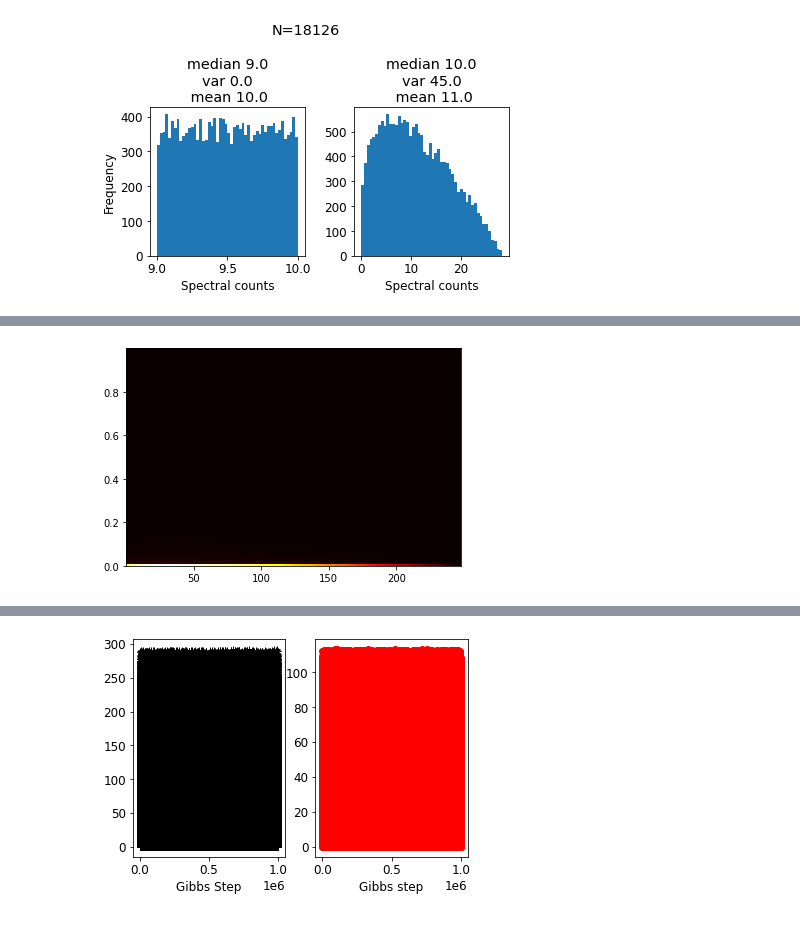
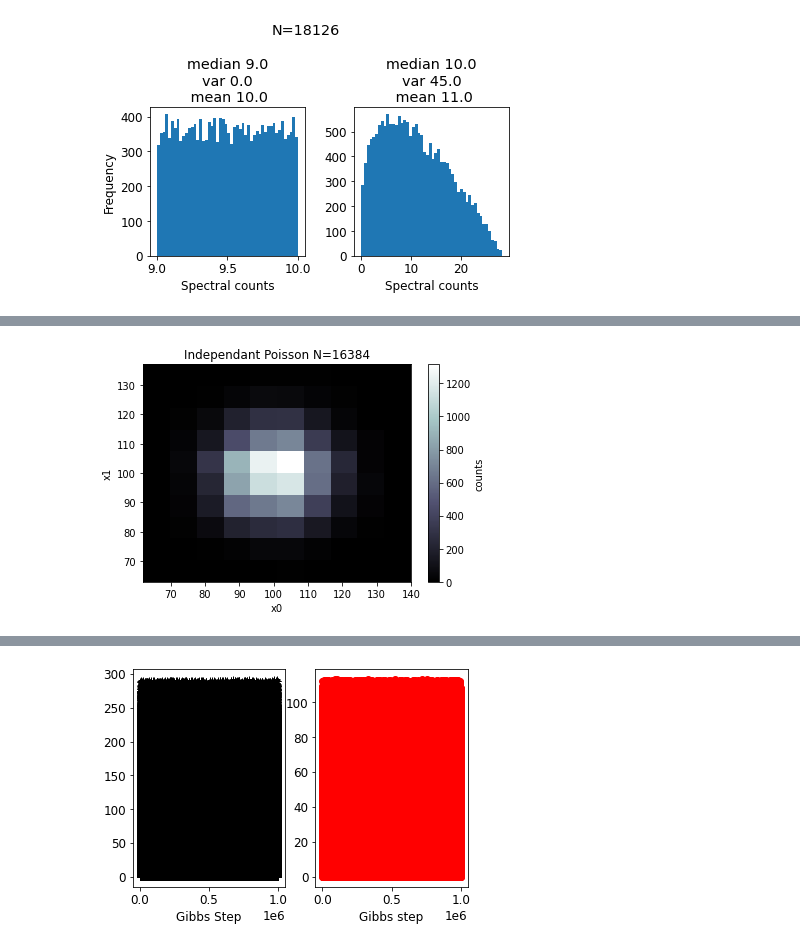
Before and after one commit to ajipalar/pynet, a Jupyter notebook: devel/SliceSampling.ipynb, the cells around one changed output, grey strips where cells are left out. Cells and saved outputs as stored; diff of their text form; code cells hidden in the pictures.

```diff
--- a/devel/SliceSampling.ipynb
+++ b/devel/SliceSampling.ipynb
@@ -558,5 +558,23 @@ poisson_pair_plot(x0_50)
-# %%
-plt.hist2d(samples_f[:, 0], samples_f[:, 1], bins=100, cmap='hot')
-plt.show()
-# %% [output]
-[figure, removed]
+# %%
+# Decoy Networks: Case 1 Bivariate independant poisson
+
+nsamples = 2048*2*2*2
+lam = 100
+nbins = 10
+cmap = 'bone'
+key = jax.random.PRNGKey(13)
+samples = jax.random.poisson(key, lam, shape=[nsamples, 2])
+x0, x1 = samples[:, 0], samples[:, 1]
+x0 = np.array(x0)
+x1 = np.array(x1)
+%matplotlib inline
+
+
+plt.hist2d(x0, x1, cmap=cmap, bins=nbins)
+plt.colorbar(label='counts')
+plt.title(f'Independant Poisson N={nsamples}')
+plt.xlabel('x0')
+plt.ylabel('x1')
+plt.show()
+# %% [output]
+[figure, added]
```
Also changed, not shown: parts of 11 cells of this notebook, 1 other file.
